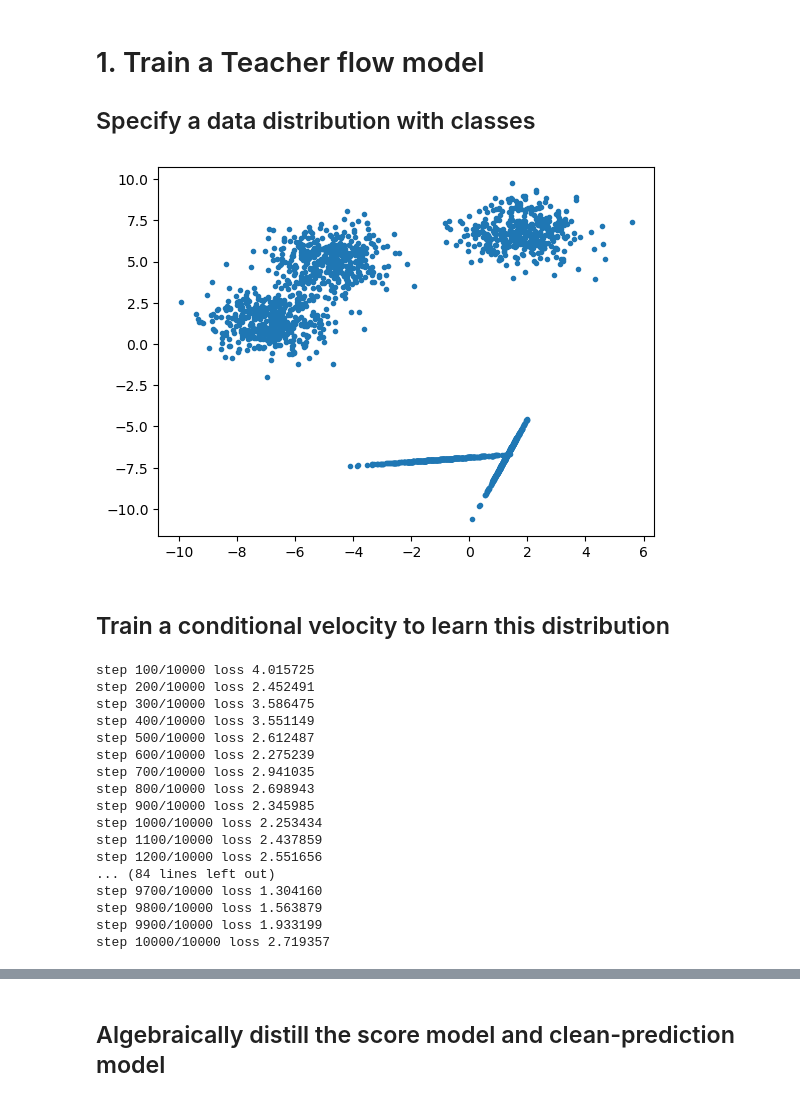
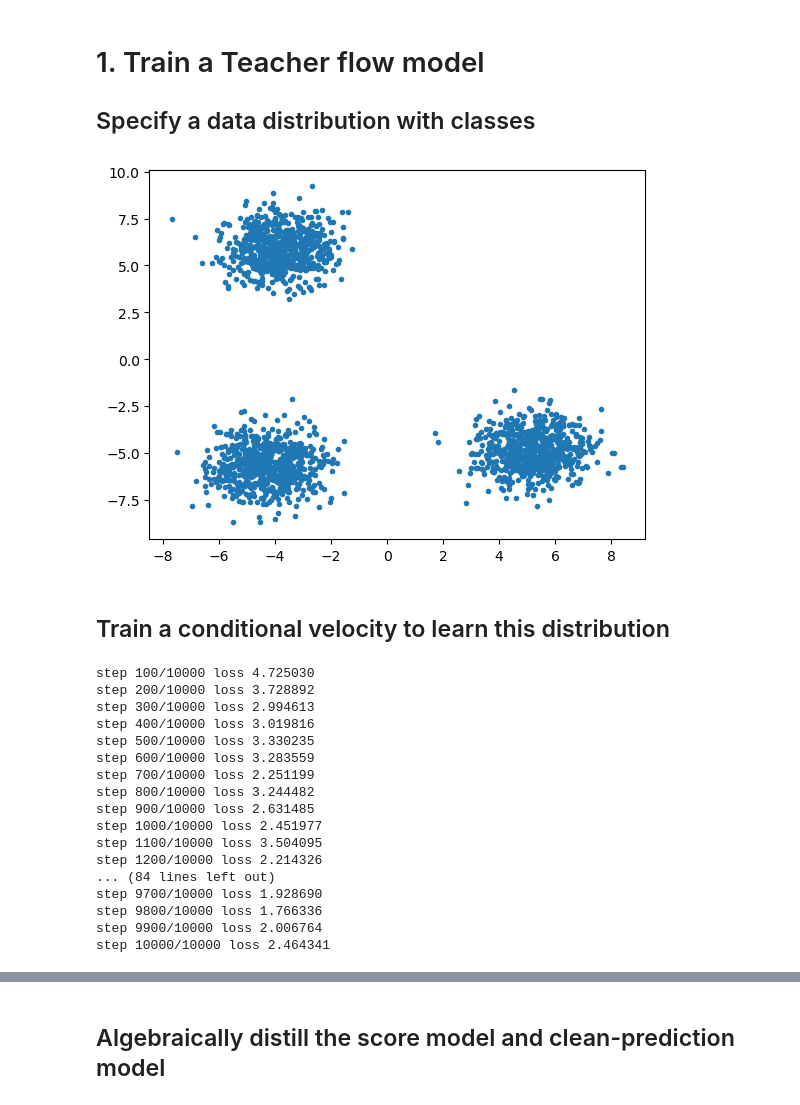
Before and after one commit to CaptainAmu/Decoupling_DMD, a Jupyter notebook: experiment.ipynb, the cells around one changed output, grey strips where cells are left out. Cells and saved outputs as stored; diff of their text form; code cells hidden in the pictures.

```diff
--- a/experiment.ipynb
+++ b/experiment.ipynb
@@ -21,25 +21,28 @@ Using device: cuda
 # %%
 # Specific the data distribution
 # C: number of classes,
 # N: number of dimensions of ambient space
-C, N = 5, 2
-sampler = simple_sample(C, N, dims=[2,2,1,1,2])
+C, N = 3, 2
+sampler = simple_sample(C, N, dims=[2,2,2])
 
 
 # Quick sanity check sample on the chosen device and plot the samples
 x0, c = sampler(2048, device=device, class_idx = None)
 x0 = x0.detach().cpu().numpy()
 plt.plot(x0[:, 0], x0[:, 1], '.')
 plt.show()
 # %% [output]
-[figure, old version]
+[figure, new version]
 # %%
 sampler_eg1 = sampler
 # %% [markdown]
 ## Train a conditional velocity to learn this distribution
 # %%
 # Model and training
-model = VelocityMLP(num_classes=C, dim=N, hidden_dim=256, num_layers=4).to(device)
+model = VelocityMLP(num_classes=C,
+                    dim=N,
+                    hidden_dim=256,
+                    num_layers=4).to(device)
 losses = train_flow_matching(
     model,
     sampler,
@@ -49,23 +52,23 @@ losses = train_flow_matching(
     device=device,
 )
 # %% [output]
-step 100/10000 loss 4.015725
-step 200/10000 loss 2.452491
-step 300/10000 loss 3.586475
-step 400/10000 loss 3.551149
-step 500/10000 loss 2.612487
-step 600/10000 loss 2.275239
-step 700/10000 loss 2.941035
-step 800/10000 loss 2.698943
-step 900/10000 loss 2.345985
-step 1000/10000 loss 2.253434
-step 1100/10000 loss 2.437859
-step 1200/10000 loss 2.551656
+step 100/10000 loss 4.725030
+step 200/10000 loss 3.728892
+step 300/10000 loss 2.994613
+step 400/10000 loss 3.019816
+step 500/10000 loss 3.330235
+step 600/10000 loss 3.283559
+step 700/10000 loss 2.251199
+step 800/10000 loss 3.244482
+step 900/10000 loss 2.631485
+step 1000/10000 loss 2.451977
+step 1100/10000 loss 3.504095
+step 1200/10000 loss 2.214326
 ... (84 lines left out)
-step 9700/10000 loss 1.304160
-step 9800/10000 loss 1.563879
-step 9900/10000 loss 1.933199
-step 10000/10000 loss 2.719357
+step 9700/10000 loss 1.928690
+step 9800/10000 loss 1.766336
+step 9900/10000 loss 2.006764
+step 10000/10000 loss 2.464341
 # %%
 # Inference: K samples, c = int in {0,...,C-1} (one class) or C or None (uniform)
 K = 2000
```
Also changed, not shown: parts of 11 cells of this notebook, 4 other files.
